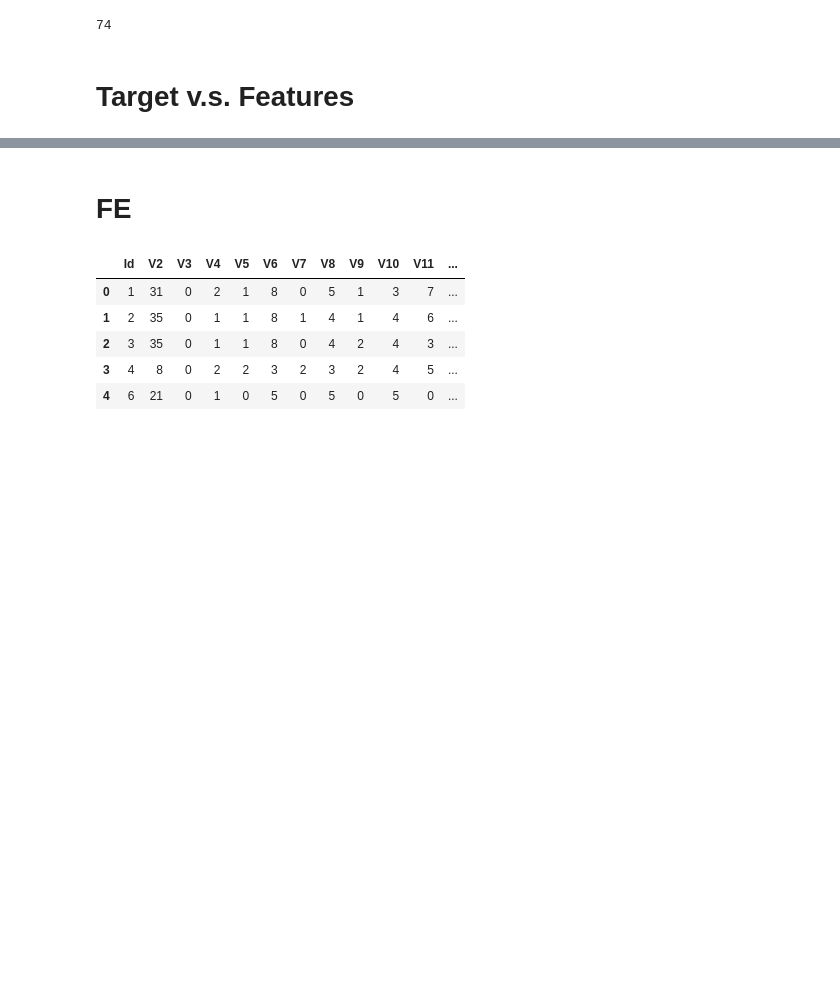
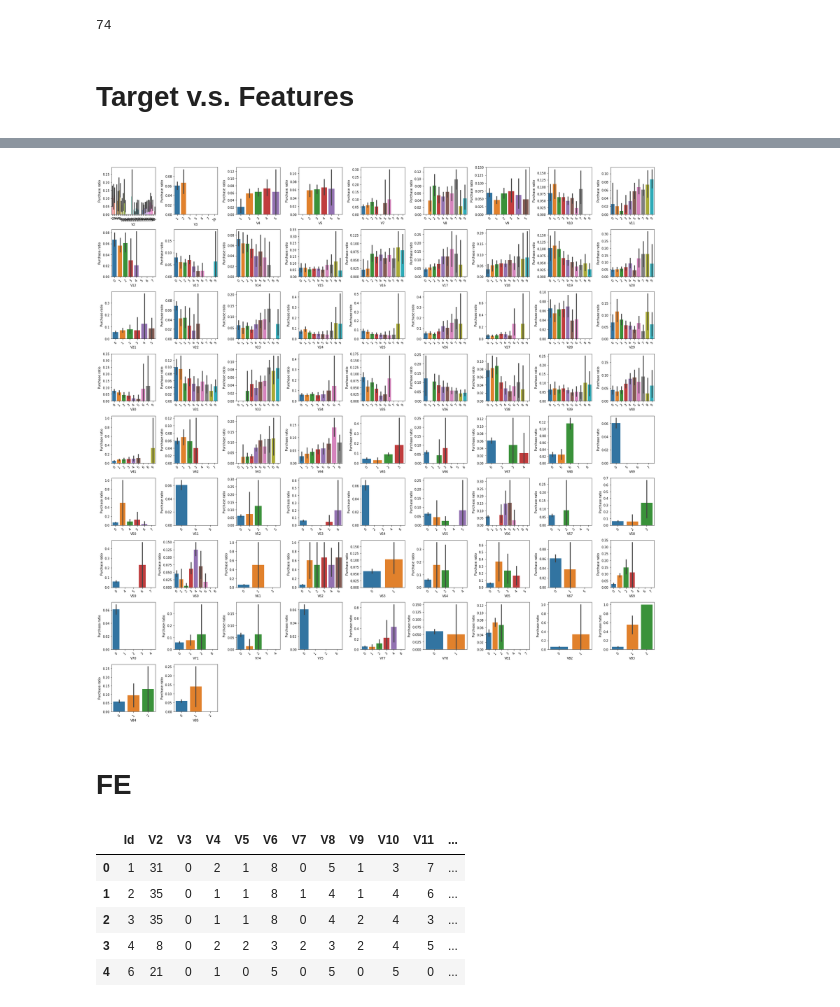
Before and after one commit to nsu1210/Kaggle, a Jupyter notebook: 2020-classification-unbalance-customer-purchase.ipynb, the cells around one changed output, grey strips where cells are left out. Drawn from its saved outputs; the diff is of its cells as text; code cells hidden in the pictures; blank space fills up the shorter version.

Commit message:
Kaggle Notebook | 2020 Classification Unbalanced-Customer Purchase | Version 6

```diff
--- a/2020-classification-unbalance-customer-purchase.ipynb
+++ b/2020-classification-unbalance-customer-purchase.ipynb
@@ -164,3 +174,20 @@ Wall time: 7.11 s
+# %%
+
+def draw_barplot(dataframe, features, rows, cols):
+    fig=plt.figure(figsize=(25,25))
+    for i, feature in enumerate(features):
+        ax=fig.add_subplot(rows,cols,i+1)
+        ax=sns.barplot(x = feature, y = dataframe['Buy'], data = dataframe)
+        ax.set(xlabel=feature)
+        ax.set(ylabel='Purchase ratio')
+        plt.xticks(rotation=45)
+    fig.tight_layout()
+
+    plt.show()
+
+draw_barplot(train, fea,9,9)
+# %% [output]
+[figure, added]
 # %%
 from sklearn.preprocessing import LabelEncoder
 
```
Also changed, not shown: parts of 15 cells of this notebook.
